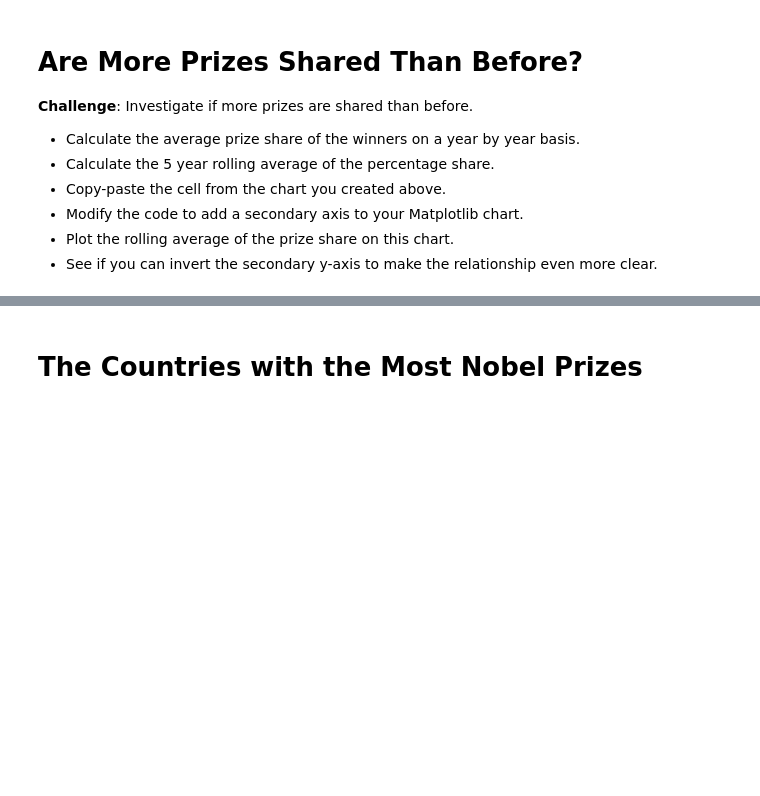
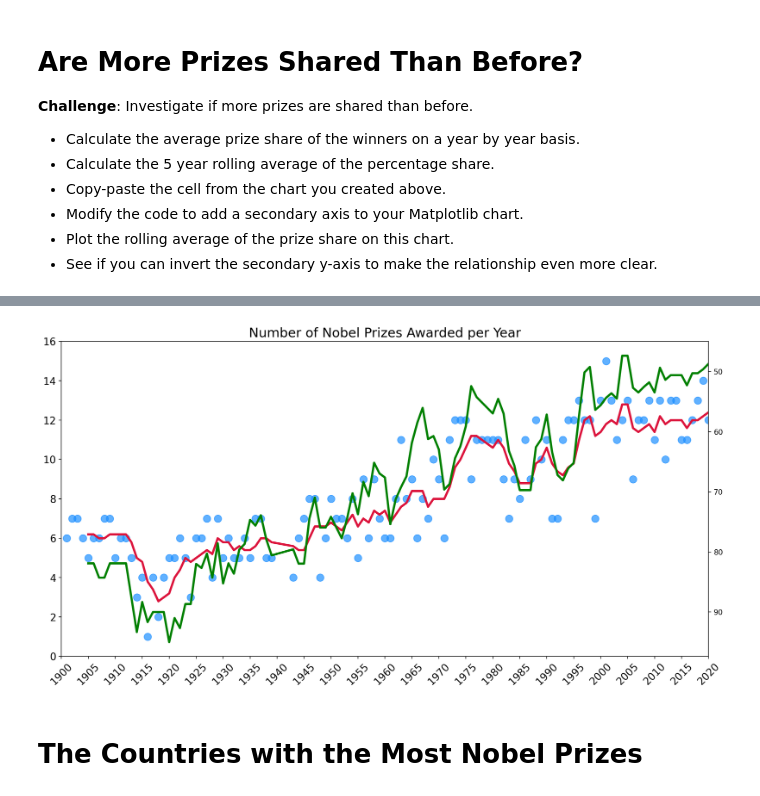
Before and after one commit to zoard-ehmann/100-days-of-python, a Jupyter notebook: Day78/Nobel_Prize_Analysis/Nobel_Prize_Analysis.ipynb, the cells around one changed output, grey strips where cells are left out. Cells and saved outputs as stored; diff of their text form; code cells hidden in the pictures; blank space fills up the shorter version.

```diff
--- a/Day78/Nobel_Prize_Analysis/Nobel_Prize_Analysis.ipynb
+++ b/Day78/Nobel_Prize_Analysis/Nobel_Prize_Analysis.ipynb
@@ -421,3 +464,7 @@ bar.show()
 * Modify the code to add a secondary axis to your Matplotlib chart.
 * Plot the rolling average of the prize share on this chart.
 * See if you can invert the secondary y-axis to make the relationship even more clear.
+# %%
+share_per_year = df_data.groupby(by='year', as_index=False).agg({'share_pct': pd.Series.mean})
+spy_rol = share_per_year.share_pct.rolling(window=5).mean()
+share_per_year
@@ -424,3 +485,42 @@ bar.show()
+# %%
+plt.figure(figsize=(16,8), dpi=200)
+plt.title('Number of Nobel Prizes Awarded per Year', fontsize=18)
+plt.xticks(ticks=np.arange(1900, 2021, 5), rotation=45, fontsize=14)
+plt.yticks(fontsize=14)
+
+ax1 = plt.gca()
+ax2 = ax1.twinx()
+
+ax2.invert_yaxis()
+
+ax1.set_xlim([1900, 2020])
+ax1.set_ylim([0, 16])
+
+ax1.scatter(
+    x=prize_per_year.year,
+    y=prize_per_year.prize,
+    color='dodgerblue',
+    alpha=0.7,
+    s=100
+)
+
+ax1.plot(
+    prize_per_year.year,
+    ppy_rol,
+    color='crimson',
+    linewidth=3
+)
+
+ax2.plot(
+    prize_per_year.year,
+    spy_rol,
+    color='green',
+    linewidth=3
+)
+
+plt.show()
+# %% [output]
+[figure, added]
 # %% [markdown]
 # The Countries with the Most Nobel Prizes
 # %% [markdown]
```
Also changed, not shown: parts of 3 cells of this notebook.
